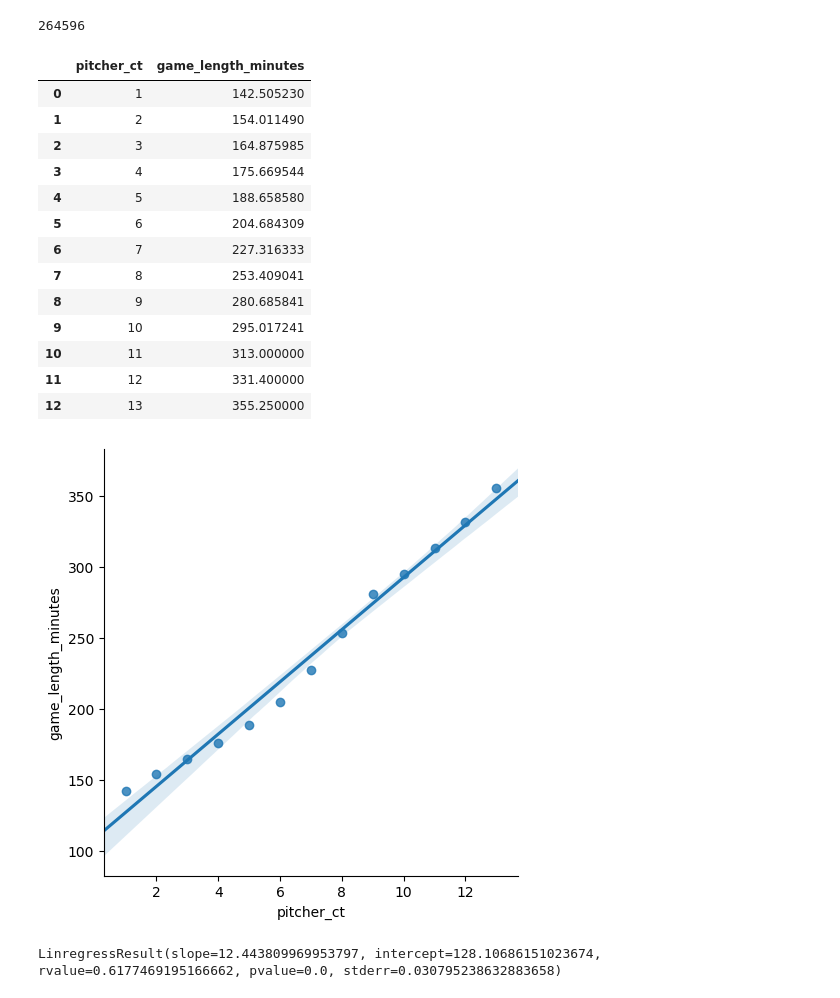
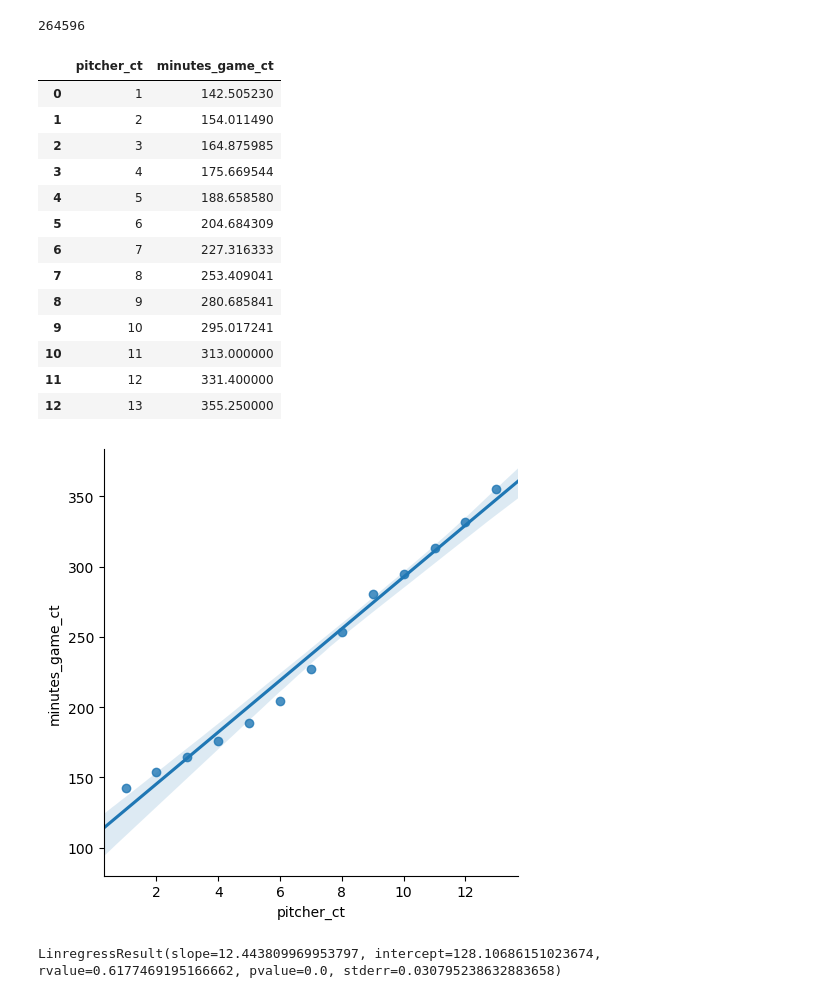
Before and after one commit to sdiehl28/baseball-analytics, a Jupyter notebook: baseball_jupyter_nb/01_Intro_CSV.ipynb, the cells around one changed output. Saved outputs shown, nothing was run; the diff lists cells and outputs as text; code cells hidden in the pictures.

```diff
--- a/baseball_jupyter_nb/01_Intro_CSV.ipynb
+++ b/baseball_jupyter_nb/01_Intro_CSV.ipynb
@@ -80,7 +80,7 @@ pd.set_option("display.max_columns", 50)
 Read in the data used in this notebook from the CSV files.
 # %%
 # stats per game (game.csv.gz)
-cols = ['game_id', 'game_start', 'game_length_minutes', 'dh']
+cols = ['game_id', 'game_start', 'minutes_game_ct', 'dh']
 game = dh.from_csv_with_types(retrosheet_data / 'game.csv.gz', usecols=cols)
 game.head(3)
 # %% [output]
@@ -226,10 +226,10 @@ len(df)
 # %%
 # create a set of points (pitcher_ct, mean game_length_minutes)
 df_pitcher_time = df.groupby(
-    'pitcher_ct', as_index=False)['game_length_minutes'].mean()
+    'pitcher_ct', as_index=False)['minutes_game_ct'].mean()
 df_pitcher_time
 # %% [output]
-|  | pitcher_ct | game_length_minutes |
+|  | pitcher_ct | minutes_game_ct |
 | 0 | 1 | 142.505230 |
 | 1 | 2 | 154.011490 |
 | 2 | 3 | 164.875985 |
@@ -245,9 +245,9 @@ df_pitcher_time
 | 12 | 13 | 355.250000 |
 # %%
 # the relationship looks quite linear
-sns.lmplot('pitcher_ct', 'game_length_minutes', data=df_pitcher_time);
+sns.lmplot('pitcher_ct', 'minutes_game_ct', data=df_pitcher_time);
 # %% [output]
-[figure, old version]
+[figure, new version]
 # %%
 # get some additional stats from scipy's linear regression
 # note this uses *all* the games, not just the 13 points above
```
Also changed, not shown: parts of 7 cells of this notebook, 3 other files.
